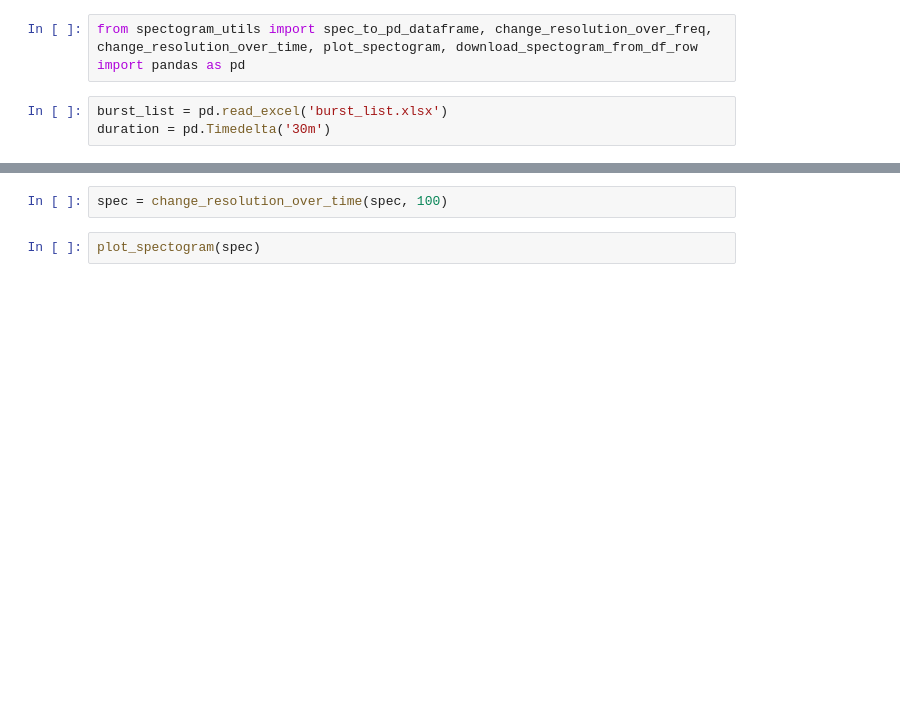
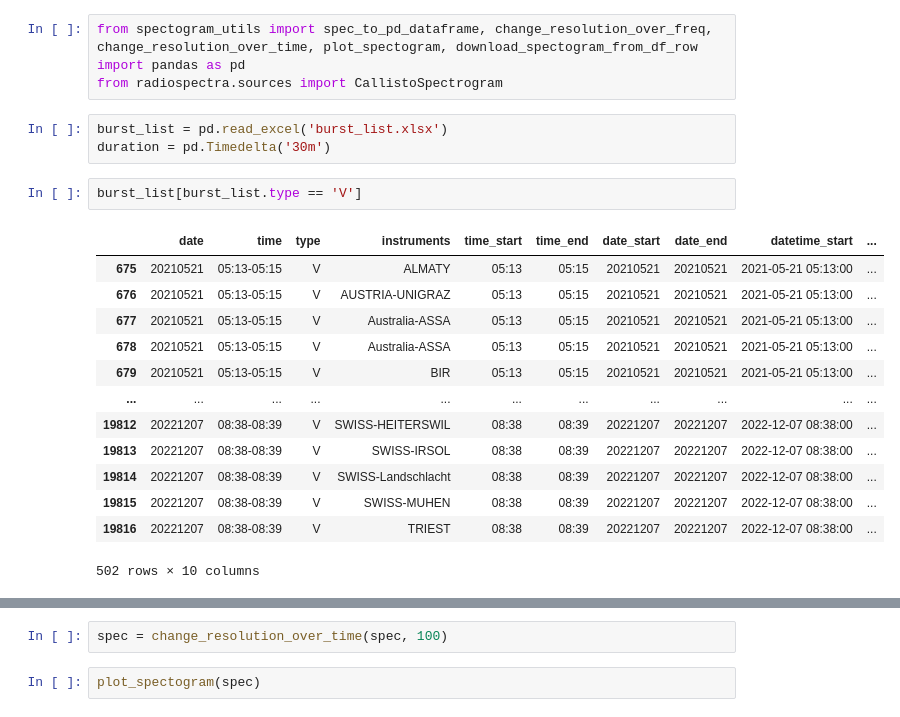
Before and after one commit to i4Ds/Radio-sunburst-labelcreation, a Jupyter notebook: spectogram_editing.ipynb, the cells around one changed output, grey strips where cells are left out. Cells and saved outputs as stored; diff of their text form; blank space fills up the shorter version.

```diff
--- a/spectogram_editing.ipynb
+++ b/spectogram_editing.ipynb
@@ -1,6 +1,23 @@
 # %%
 from spectogram_utils import spec_to_pd_dataframe, change_resolution_over_freq, change_resolution_over_time, plot_spectogram, download_spectogram_from_df_row
 import pandas as pd
+from radiospectra.sources import CallistoSpectrogram
 # %%
 burst_list = pd.read_excel('burst_list.xlsx')
 duration = pd.Timedelta('30m')
+# %%
+burst_list[burst_list.type == 'V']
+# %% [output]
+|  | date | time | type | instruments | time_start | time_end | date_start | date_end | datetime_start | ... |
+| 675 | 20210521 | 05:13-05:15 | V | ALMATY | 05:13 | 05:15 | 20210521 | 20210521 | 2021-05-21 05:13:00 | ... |
+| 676 | 20210521 | 05:13-05:15 | V | AUSTRIA-UNIGRAZ | 05:13 | 05:15 | 20210521 | 20210521 | 2021-05-21 05:13:00 | ... |
+| 677 | 20210521 | 05:13-05:15 | V | Australia-ASSA | 05:13 | 05:15 | 20210521 | 20210521 | 2021-05-21 05:13:00 | ... |
+| 678 | 20210521 | 05:13-05:15 | V | Australia-ASSA | 05:13 | 05:15 | 20210521 | 20210521 | 2021-05-21 05:13:00 | ... |
+| 679 | 20210521 | 05:13-05:15 | V | BIR | 05:13 | 05:15 | 20210521 | 20210521 | 2021-05-21 05:13:00 | ... |
+| ... | ... | ... | ... | ... | ... | ... | ... | ... | ... | ... |
+| 19812 | 20221207 | 08:38-08:39 | V | SWISS-HEITERSWIL | 08:38 | 08:39 | 20221207 | 20221207 | 2022-12-07 08:38:00 | ... |
+| 19813 | 20221207 | 08:38-08:39 | V | SWISS-IRSOL | 08:38 | 08:39 | 20221207 | 20221207 | 2022-12-07 08:38:00 | ... |
+| 19814 | 20221207 | 08:38-08:39 | V | SWISS-Landschlacht | 08:38 | 08:39 | 20221207 | 20221207 | 2022-12-07 08:38:00 | ... |
+| 19815 | 20221207 | 08:38-08:39 | V | SWISS-MUHEN | 08:38 | 08:39 | 20221207 | 20221207 | 2022-12-07 08:38:00 | ... |
+| 19816 | 20221207 | 08:38-08:39 | V | TRIEST | 08:38 | 08:39 | 20221207 | 20221207 | 2022-12-07 08:38:00 | ... |
+502 rows × 10 columns
```
Also changed, not shown: parts of 7 cells of this notebook, 6 other files.
